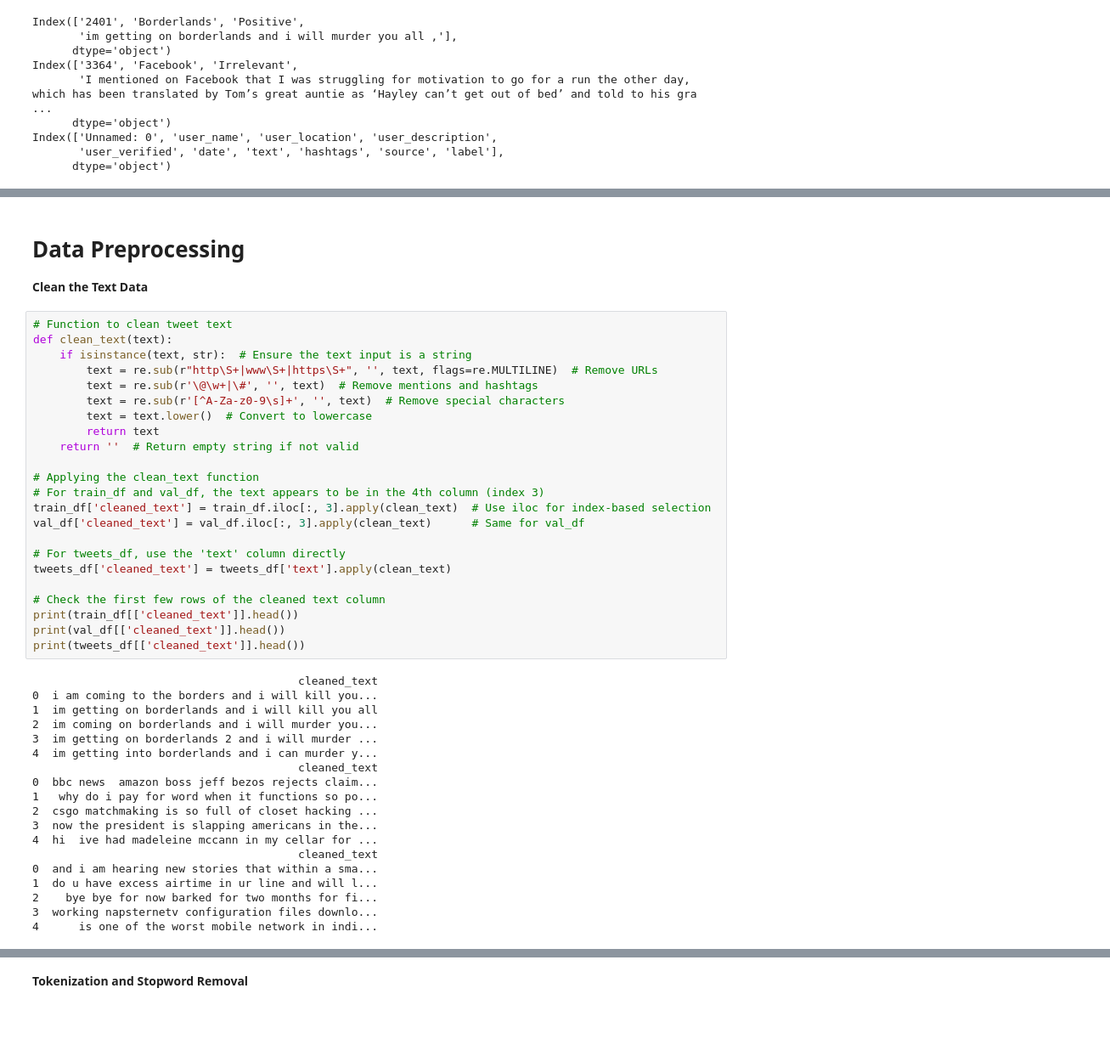
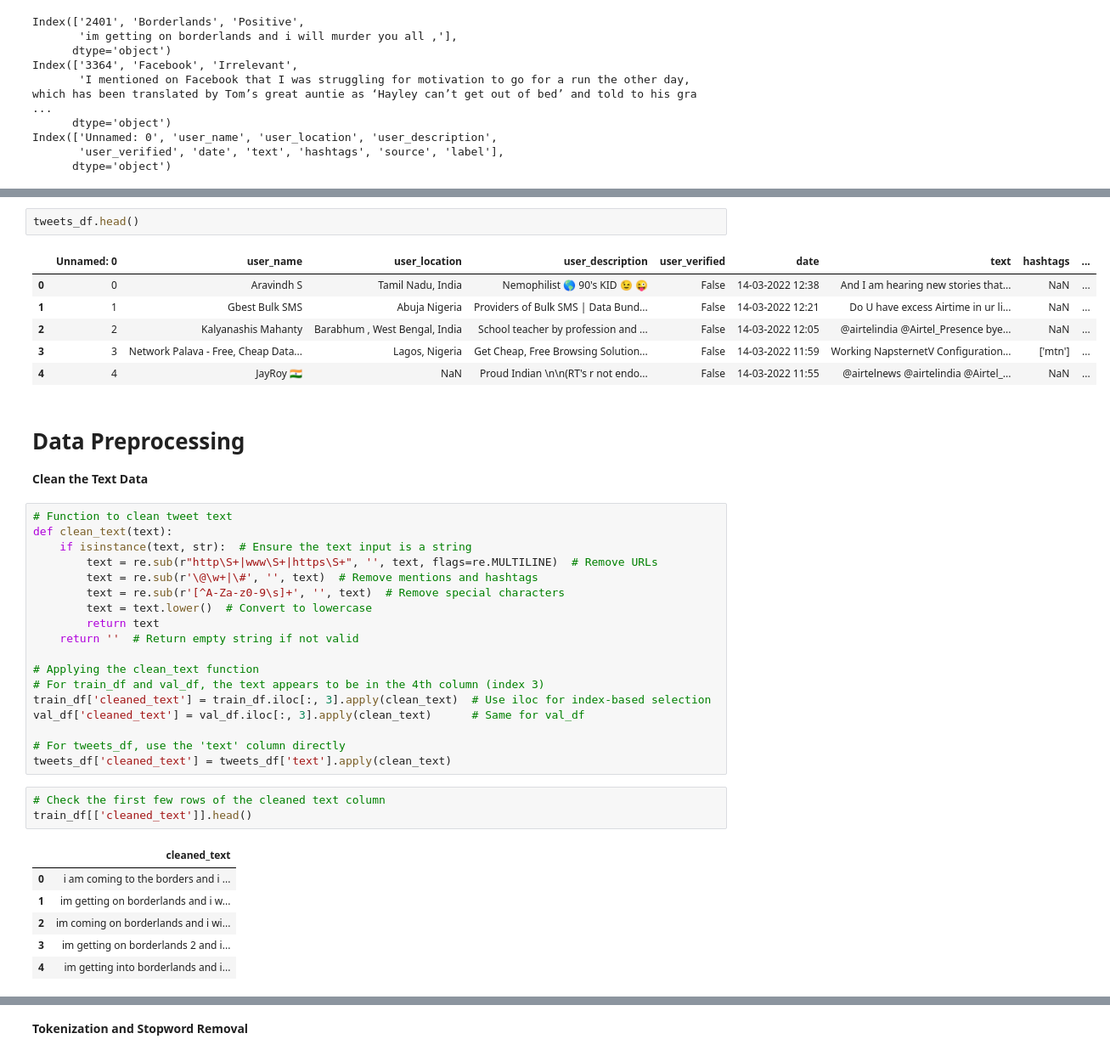
Before and after one commit to Khurramansar/Customer-Sentiment-Optimization, a Jupyter notebook: CRM.ipynb, the cells around one changed output, grey strips where cells are left out. Shown at 85% size. Cells and saved outputs as stored; diff of their text form; blank space fills up the shorter version.

```diff
--- a/CRM.ipynb
+++ b/CRM.ipynb
@@ -81,3 +79,12 @@ print(tweets_df.head()) # Check first few rows of tweet data
+# %%
+tweets_df.head()
+# %% [output]
+|  | Unnamed: 0 | user_name | user_location | user_description | user_verified | date | text | hashtags | ... |
+| 0 | 0 | Aravindh S | Tamil Nadu, India | Nemophilist 🌎 90's KID 😉 😜 | False | 14-03-2022 12:38 | And I am hearing new stories that... | NaN | ... |
+| 1 | 1 | Gbest Bulk SMS | Abuja Nigeria | Providers of Bulk SMS | Data Bund... | False | 14-03-2022 12:21 | Do U have excess Airtime in ur li... | NaN | ... |
+| 2 | 2 | Kalyanashis Mahanty | Barabhum , West Bengal, India | School teacher by profession and ... | False | 14-03-2022 12:05 | @airtelindia @Airtel_Presence bye... | NaN | ... |
+| 3 | 3 | Network Palava - Free, Cheap Data... | Lagos, Nigeria | Get Cheap, Free Browsing Solution... | False | 14-03-2022 11:59 | Working NapsternetV Configuration... | ['mtn'] | ... |
+| 4 | 4 | JayRoy 🇮🇳 | NaN | Proud Indian \n\n(RT's r not endo... | False | 14-03-2022 11:55 | @airtelnews @airtelindia @Airtel_... | NaN | ... |
 # %% [markdown]
 # Data Preprocessing
 **Clean the Text Data**
@@ -99,27 +106,13 @@ val_df['cleaned_text'] = val_df.iloc[:, 3].apply(clean_text)      # Same for val
 
 # For tweets_df, use the 'text' column directly
 tweets_df['cleaned_text'] = tweets_df['text'].apply(clean_text)
-
-# Check the first few rows of the cleaned text column
-print(train_df[['cleaned_text']].head())
-print(val_df[['cleaned_text']].head())
-print(tweets_df[['cleaned_text']].head())
-# %% [output]
-                                        cleaned_text
-0  i am coming to the borders and i will kill you...
-1  im getting on borderlands and i will kill you all
-2  im coming on borderlands and i will murder you...
-3  im getting on borderlands 2 and i will murder ...
-4  im getting into borderlands and i can murder y...
-                                        cleaned_text
-0  bbc news  amazon boss jeff bezos rejects claim...
-1   why do i pay for word when it functions so po...
-2  csgo matchmaking is so full of closet hacking ...
-3  now the president is slapping americans in the...
-4  hi  ive had madeleine mccann in my cellar for ...
-                                        cleaned_text
-0  and i am hearing new stories that within a sma...
-1  do u have excess airtime in ur line and will l...
-2    bye bye for now barked for two months for fi...
-3  working napsternetv configuration files downlo...
-4      is one of the worst mobile network in indi...
+# %%
+# Check the first few rows of the cleaned text column
+train_df[['cleaned_text']].head()
+# %% [output]
+|  | cleaned_text |
+| 0 | i am coming to the borders and i ... |
+| 1 | im getting on borderlands and i w... |
+| 2 | im coming on borderlands and i wi... |
+| 3 | im getting on borderlands 2 and i... |
+| 4 | im getting into borderlands and i... |
```
Also changed, not shown: parts of 8 cells of this notebook.
